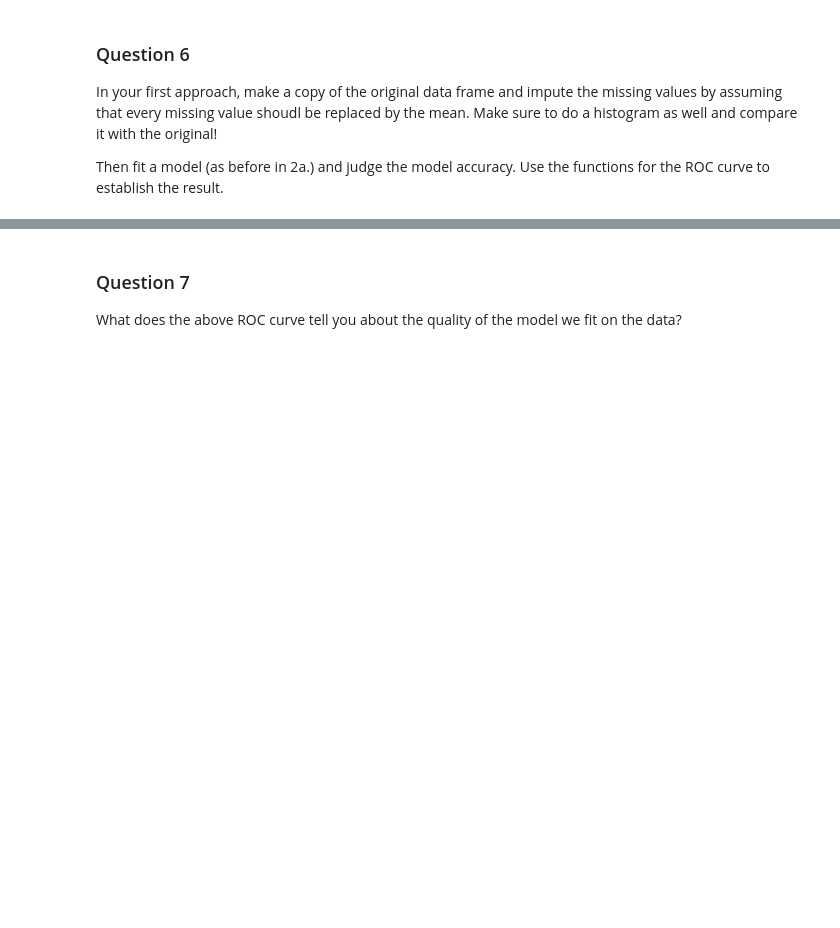
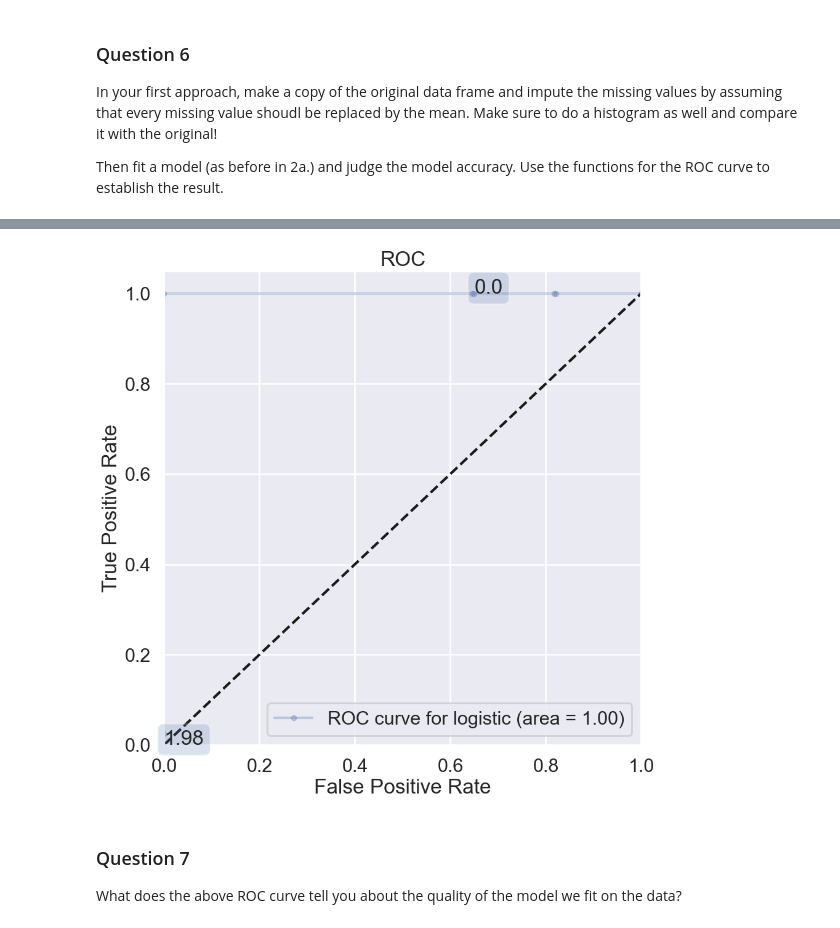
Before and after one commit to Ingridsm21/Data_Analysis, a Jupyter notebook: clinic3/clinic3_empty.ipynb, the cells around one changed output, grey strips where cells are left out. Cells and saved outputs as stored; diff of their text form; code cells hidden in the pictures; blank space fills up the shorter version.

```diff
--- a/clinic3/clinic3_empty.ipynb
+++ b/clinic3/clinic3_empty.ipynb
@@ -533,0 +573,13 @@ Then fit a model (as before in 2a.) and judge the model accuracy. Use the functi
+# %%
+###here, do a proper train/test split and a model training
+
+#Now we encode the dummies
+gssdata_encoded = pd.get_dummies(gssdata_imputed, drop_first=True)
+
+X = gssdata_encoded.drop(columns=['poorhealth'])  # Dropping the target
+y = gssdata_encoded['poorhealth']
+
+X_train, X_test, y_train, y_test = train_test_split(X, y, test_size=0.3, random_state=42)
+logImputed = LogisticRegression()
+logImputed.fit(X_train, y_train)
+y_pred = logreg.predict(X_test)
@@ -534,3 +623,14 @@ Then fit a model (as before in 2a.) and judge the model accuracy. Use the functi
+# %%
+#####################
+# your code here: create an ROC curve
+#####################
+
+sns.set_context("poster")
+fig, ax = plt.subplots(figsize = (10,10))
+ax=make_roc("logistic",logImputed, y_test, X_test, labe=4, skip=0)
+plt.show()
+# %% [output]
+[figure, added]
 # %% [markdown]
 ### Question 7 <a name="q7"></a>
 
```
Also changed, not shown: parts of 14 cells of this notebook.
